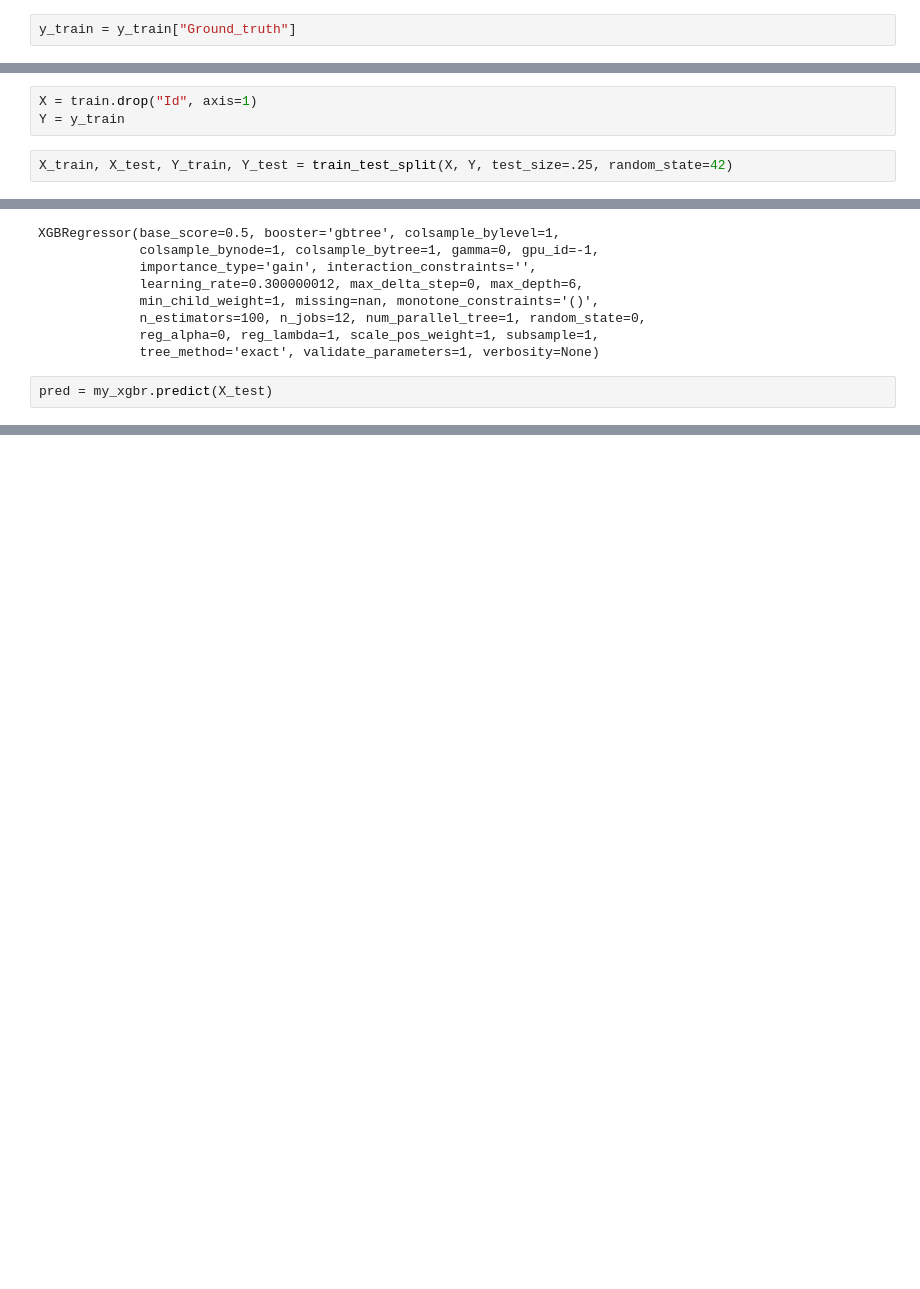
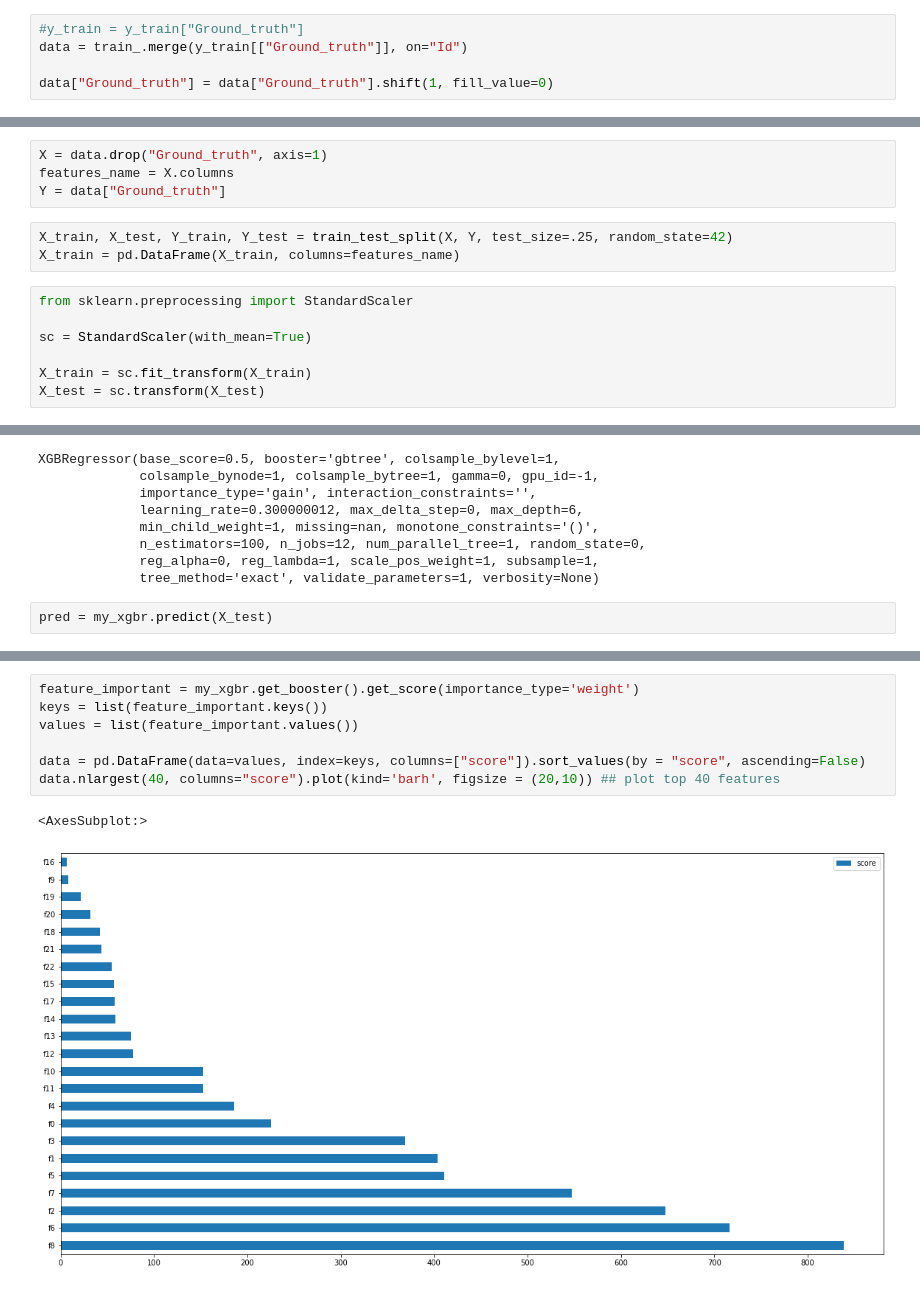
Before and after one commit to bgtyuh/defi-ia-2022, a Jupyter notebook: data train.ipynb, the cells around one changed output, grey strips where cells are left out. Saved outputs shown, nothing was run; the diff lists cells and outputs as text; blank space fills up the shorter version.

```diff
--- a/data train.ipynb
+++ b/data train.ipynb
@@ -108,2 +139,5 @@ train = train[train["Id"].isin(y_train["Id"])]
 # %%
-y_train = y_train["Ground_truth"]
+#y_train = y_train["Ground_truth"]
+data = train_.merge(y_train[["Ground_truth"]], on="Id")
+
+data["Ground_truth"] = data["Ground_truth"].shift(1, fill_value=0)
@@ -112,5 +163,14 @@ y_train = y_train["Ground_truth"]
 # %%
-X = train.drop("Id", axis=1)
-Y = y_train
+X = data.drop("Ground_truth", axis=1)
+features_name = X.columns
+Y = data["Ground_truth"]
 # %%
 X_train, X_test, Y_train, Y_test = train_test_split(X, Y, test_size=.25, random_state=42)
+X_train = pd.DataFrame(X_train, columns=features_name)
+# %%
+from sklearn.preprocessing import StandardScaler
+
+sc = StandardScaler(with_mean=True)
+
+X_train = sc.fit_transform(X_train)
+X_test = sc.transform(X_test)
@@ -135,0 +264,10 @@ mape(pred, Y_test)
+# %%
+feature_important = my_xgbr.get_booster().get_score(importance_type='weight')
+keys = list(feature_important.keys())
+values = list(feature_important.values())
+
+data = pd.DataFrame(data=values, index=keys, columns=["score"]).sort_values(by = "score", ascending=False)
+data.nlargest(40, columns="score").plot(kind='barh', figsize = (20,10)) ## plot top 40 features
+# %% [output]
+<AxesSubplot:>
+[figure, added]
```
Also changed, not shown: parts of 15 cells of this notebook.
